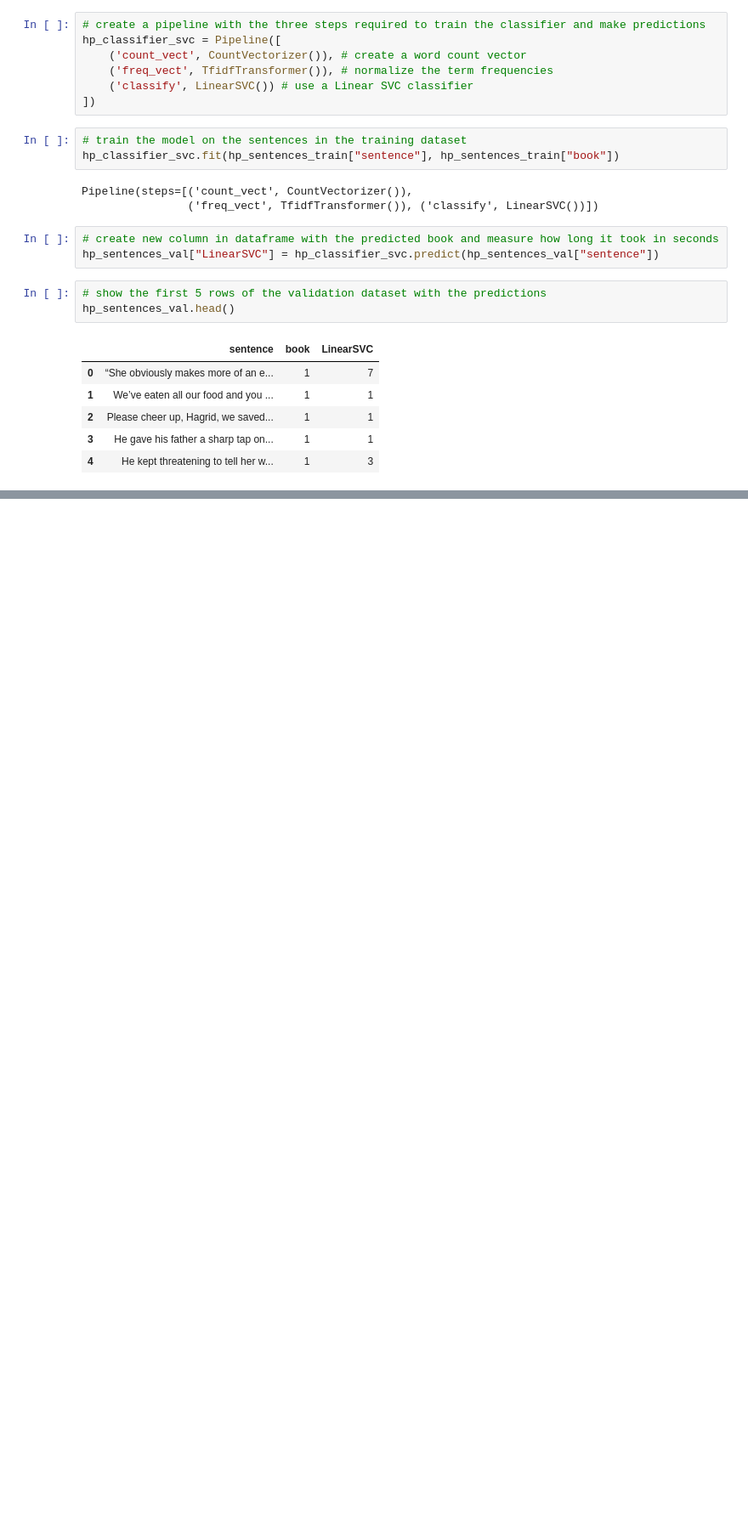
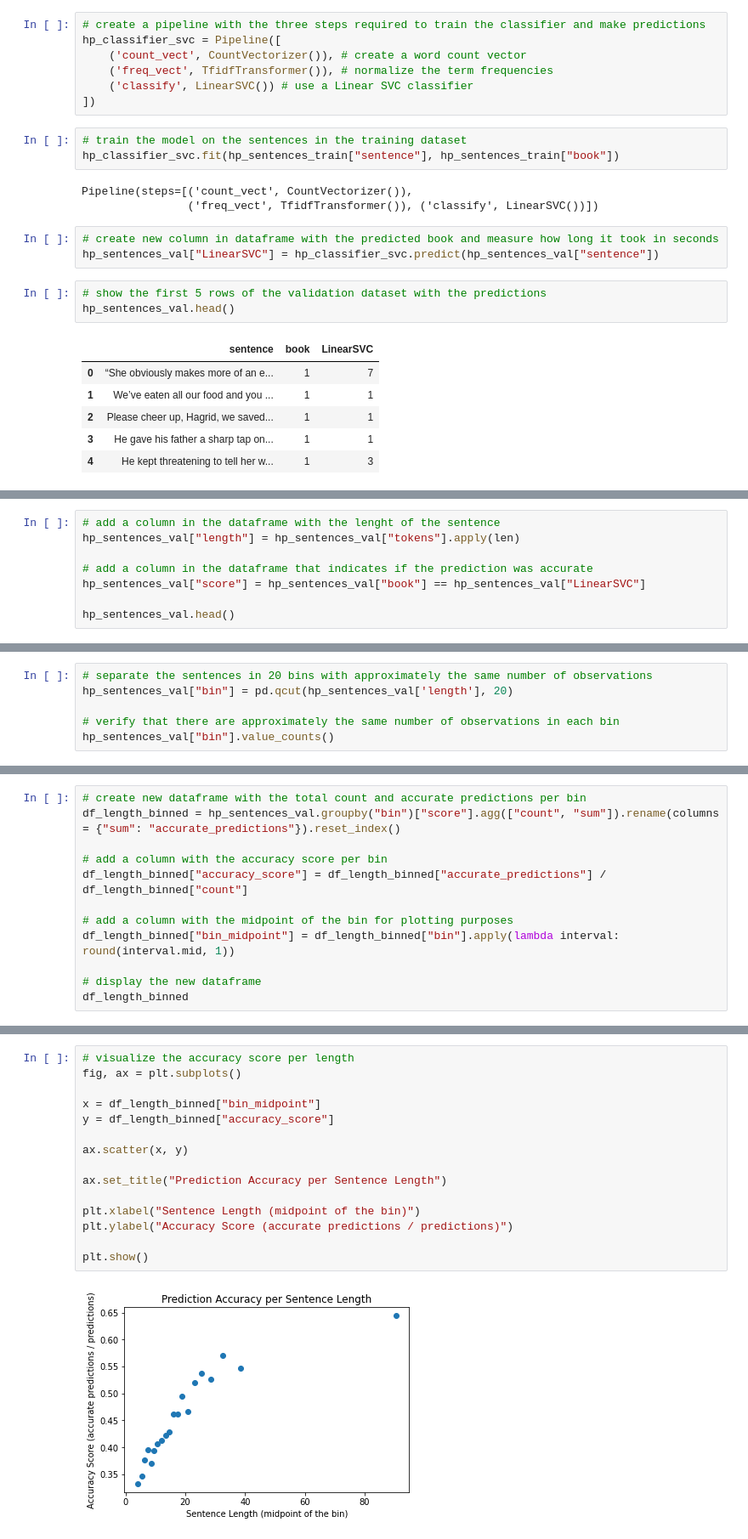
Before and after one commit to alexis-raymond/NLP-Classification-HP-Books, a Jupyter notebook: optimize-final-model.ipynb, the cells around one changed output, grey strips where cells are left out. Shown at 85% size. Saved outputs shown, nothing was run; the diff lists cells and outputs as text; blank space fills up the shorter version.

Commit message:
WIP performed error analysis on length

```diff
--- a/optimize-final-model.ipynb
+++ b/optimize-final-model.ipynb
@@ -97,0 +113,8 @@ The first activity to improve the model's performance is to analyze the sentence
+# %%
+# add a column in the dataframe with the lenght of the sentence
+hp_sentences_val["length"] = hp_sentences_val["tokens"].apply(len)
+
+# add a column in the dataframe that indicates if the prediction was accurate
+hp_sentences_val["score"] = hp_sentences_val["book"] == hp_sentences_val["LinearSVC"]
+
+hp_sentences_val.head()
@@ -97,0 +136,6 @@ The first activity to improve the model's performance is to analyze the sentence
+# %%
+# separate the sentences in 20 bins with approximately the same number of observations
+hp_sentences_val["bin"] = pd.qcut(hp_sentences_val['length'], 20)
+
+# verify that there are approximately the same number of observations in each bin
+hp_sentences_val["bin"].value_counts()
@@ -97,0 +160,12 @@ The first activity to improve the model's performance is to analyze the sentence
+# %%
+# create new dataframe with the total count and accurate predictions per bin
+df_length_binned = hp_sentences_val.groupby("bin")["score"].agg(["count", "sum"]).rename(columns = {"sum": "accurate_predictions"}).reset_index()
+
+# add a column with the accuracy score per bin
+df_length_binned["accuracy_score"] = df_length_binned["accurate_predictions"] / df_length_binned["count"]
+
+# add a column with the midpoint of the bin for plotting purposes
+df_length_binned["bin_midpoint"] = df_length_binned["bin"].apply(lambda interval: round(interval.mid, 1))
+
+# display the new dataframe
+df_length_binned
@@ -97,0 +190,17 @@ The first activity to improve the model's performance is to analyze the sentence
+# %%
+# visualize the accuracy score per length
+fig, ax = plt.subplots()
+
+x = df_length_binned["bin_midpoint"]
+y = df_length_binned["accuracy_score"]
+
+ax.scatter(x, y)
+
+ax.set_title("Prediction Accuracy per Sentence Length")
+
+plt.xlabel("Sentence Length (midpoint of the bin)")
+plt.ylabel("Accuracy Score (accurate predictions / predictions)")
+
+plt.show()
+# %% [output]
+[figure, added]
```
Also changed, not shown: parts of 12 cells of this notebook.
